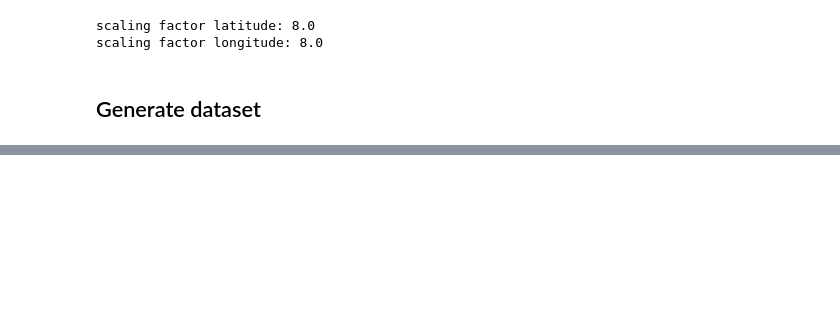
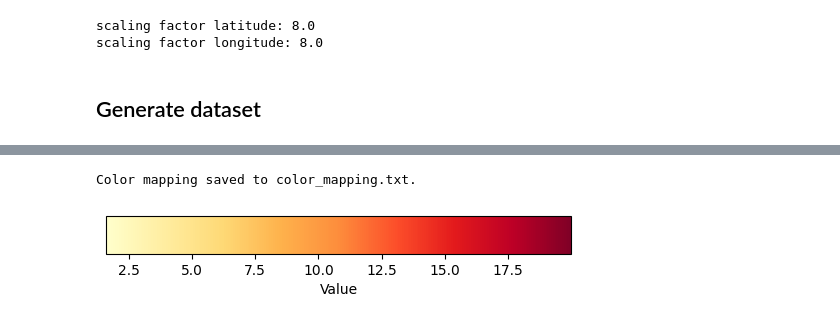
Before and after one commit to tetaud-sebastien/DestinE_eXchange_SR, a Jupyter notebook: SR_cacheB.ipynb, the cells around one changed output, grey strips where cells are left out. Saved outputs shown, nothing was run; the diff lists cells and outputs as text; code cells hidden in the pictures; blank space fills up the shorter version.

```diff
--- a/SR_cacheB.ipynb
+++ b/SR_cacheB.ipynb
@@ -464,0 +475,11 @@ fig = sr.visualize(lr_image=lr_image, sr_image=sr_result, lr_time=lr_image.time.
+# %%
+from utils import ColorMappingGenerator
+# Create the color mapping generator
+color_mapping_gen = ColorMappingGenerator(lr_image=lr_image, sr_result=sr_result, num_colors=20)
+# Write the RGB mapping to a text file
+color_mapping_gen.write_rgb_mapping_to_file("color_mapping.txt")
+# Visualize the colorbar
+color_mapping_gen.visualize_colorbar()
+# %% [output]
+Color mapping saved to color_mapping.txt.
+[figure, added]
```
Also changed, not shown: parts of 21 cells of this notebook, 7 other files.
